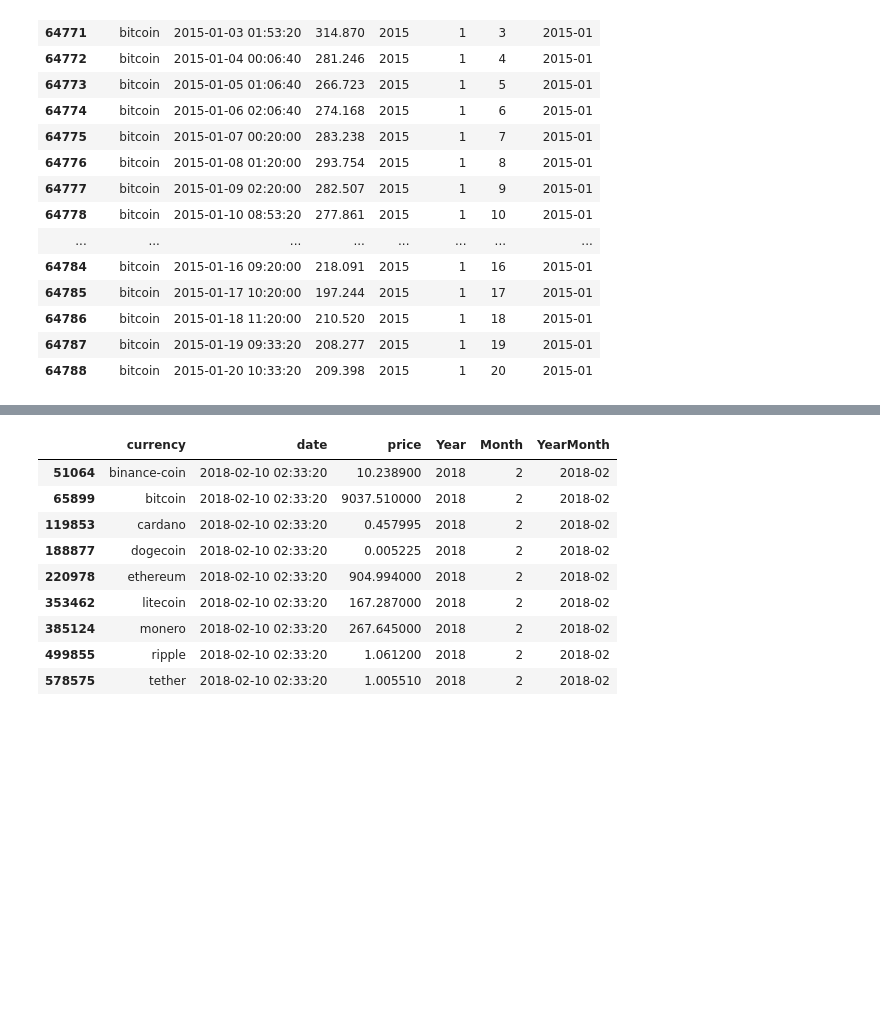
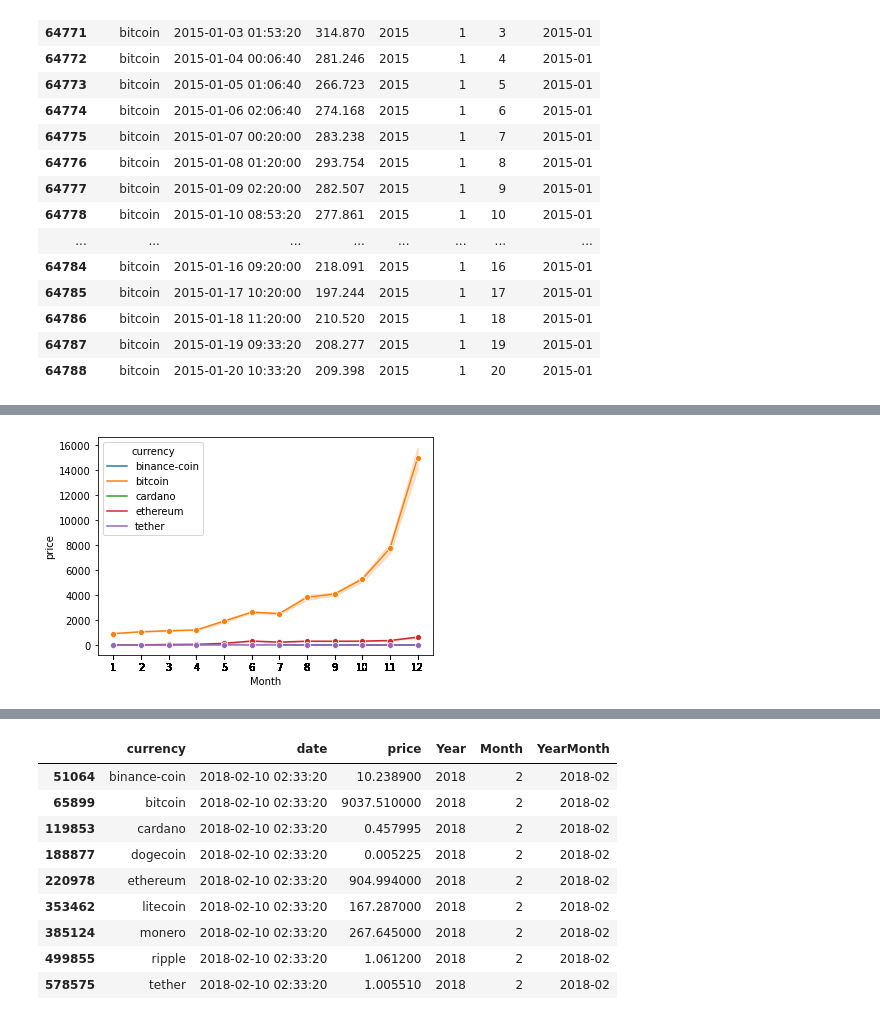
Before and after one commit to uic-cs418/cs418-spring22-sixth-sense, a Jupyter notebook: CS418_Sixth_Sense.ipynb, the cells around one changed output, grey strips where cells are left out. Drawn from its saved outputs; the diff is of its cells as text; code cells hidden in the pictures; blank space fills up the shorter version.

```diff
--- a/CS418_Sixth_Sense.ipynb
+++ b/CS418_Sixth_Sense.ipynb
@@ -61,0 +61,8 @@ ax2 = sns.lineplot(data=price_2017, x='Month', y='price', hue='currency')
+# %%
+
+price_2017 = prices_of_popular_cryptos2[(prices_of_popular_cryptos2['Year']==2017)]
+ax = sns.lineplot(data=price_2017, x='Month', y='price', hue='currency',marker='o')
+ax.set(xticks=prices_of_popular_cryptos2.Month.values)
+plt.show()
+# %% [output]
+[figure, added]
```
Also changed, not shown: parts of 7 cells of this notebook.
